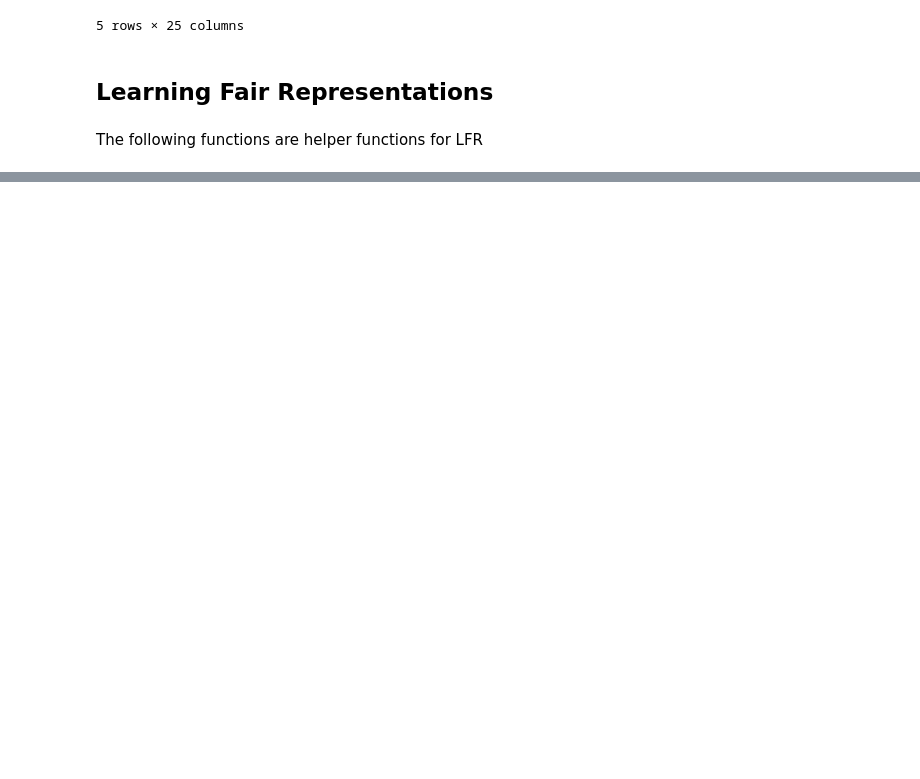
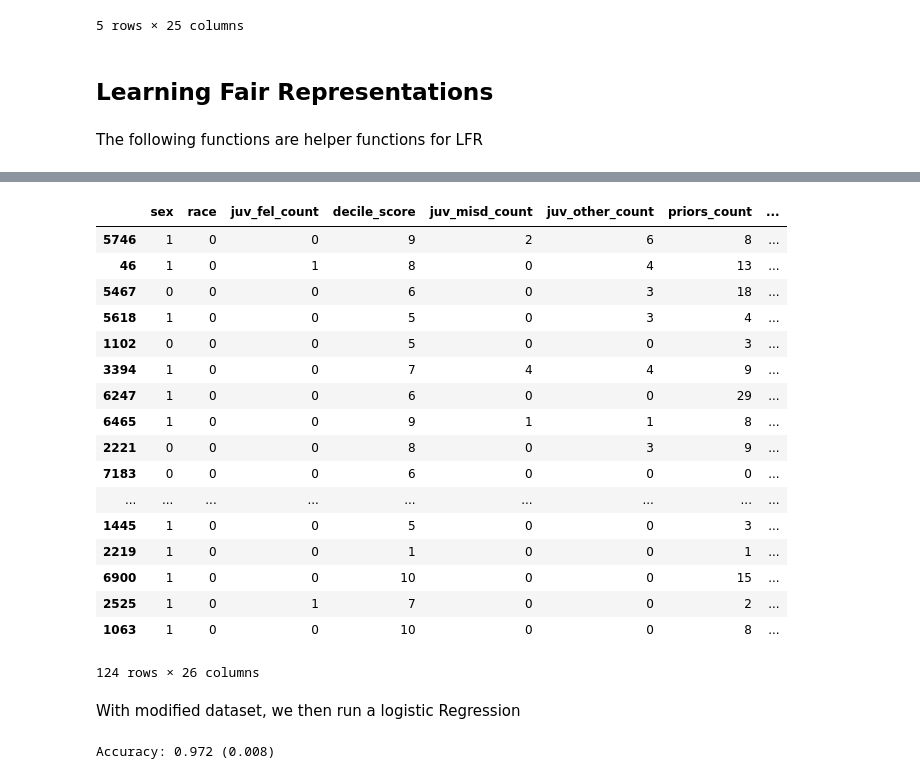
Before and after one commit to TZstatsADS/Fall2021-Project4-group3, a Jupyter notebook: doc/main.ipynb, the cells around one changed output, grey strips where cells are left out. Drawn from its saved outputs; the diff is of its cells as text; code cells hidden in the pictures; blank space fills up the shorter version.

```diff
--- a/doc/main.ipynb
+++ b/doc/main.ipynb
@@ -455,0 +466,3 @@ cal_calibr(y_hat_sen_test, y_hat_nsen_test, y_sen_test, y_nsen_test)
+# %%
+x_train, x_test, y_train, y_test = train_test_split(x, y, test_size = 1/7)
+x_train, x_val, y_train, y_val = train_test_split(x_train, y_train, test_size = 1/6)
@@ -455,0 +622,26 @@ cal_calibr(y_hat_sen_test, y_hat_nsen_test, y_sen_test, y_nsen_test)
+# %%
+#We want to delete 103 Caucasian - and duplicate 103 Caucasian +
+x_c_sorted_neg = x_c_sorted
+x_c_1 = x_c[x_c['two_year_recid'] == 1]
+x_c_sorted_1 = x_c_1.sort_values(by = 'pred_crisis', ascending = False)
+x_c_sorted_pos = x_c_sorted_1[x_c_sorted_1['pred_crisis']>0.5]
+x_c_sorted_pos.head(124)
+# %% [output]
+|  | sex | race | juv_fel_count | decile_score | juv_misd_count | juv_other_count | priors_count | ... |
+| 5746 | 1 | 0 | 0 | 9 | 2 | 6 | 8 | ... |
+| 46 | 1 | 0 | 1 | 8 | 0 | 4 | 13 | ... |
+| 5467 | 0 | 0 | 0 | 6 | 0 | 3 | 18 | ... |
+| 5618 | 1 | 0 | 0 | 5 | 0 | 3 | 4 | ... |
+| 1102 | 0 | 0 | 0 | 5 | 0 | 0 | 3 | ... |
+| 3394 | 1 | 0 | 0 | 7 | 4 | 4 | 9 | ... |
+| 6247 | 1 | 0 | 0 | 6 | 0 | 0 | 29 | ... |
+| 6465 | 1 | 0 | 0 | 9 | 1 | 1 | 8 | ... |
+| 2221 | 0 | 0 | 0 | 8 | 0 | 3 | 9 | ... |
+| 7183 | 0 | 0 | 0 | 6 | 0 | 0 | 0 | ... |
+| ... | ... | ... | ... | ... | ... | ... | ... | ... |
+| 1445 | 1 | 0 | 0 | 5 | 0 | 0 | 3 | ... |
+| 2219 | 1 | 0 | 0 | 1 | 0 | 0 | 1 | ... |
+| 6900 | 1 | 0 | 0 | 10 | 0 | 0 | 15 | ... |
+| 2525 | 1 | 0 | 1 | 7 | 0 | 0 | 2 | ... |
+| 1063 | 1 | 0 | 0 | 10 | 0 | 0 | 8 | ... |
+124 rows × 26 columns
@@ -455,0 +656,2 @@ cal_calibr(y_hat_sen_test, y_hat_nsen_test, y_sen_test, y_nsen_test)
+# %% [markdown]
+With modified dataset, we then run a logistic Regression
@@ -455,0 +664,8 @@ cal_calibr(y_hat_sen_test, y_hat_nsen_test, y_sen_test, y_nsen_test)
+# %%
+model_new.fit(x_train, y_train)
+#10-cross-fold-validation
+cv = KFold(n_splits=10, random_state=1, shuffle=True)
+scores = cross_val_score(model_new, new_x, new_y, scoring='accuracy', cv=cv, n_jobs=-1)
+print('Accuracy: %.3f (%.3f)' % (mean(scores), std(scores)))
+# %% [output]
+Accuracy: 0.972 (0.008)
```
Also changed, not shown: parts of 26 cells of this notebook, 2 other files.
